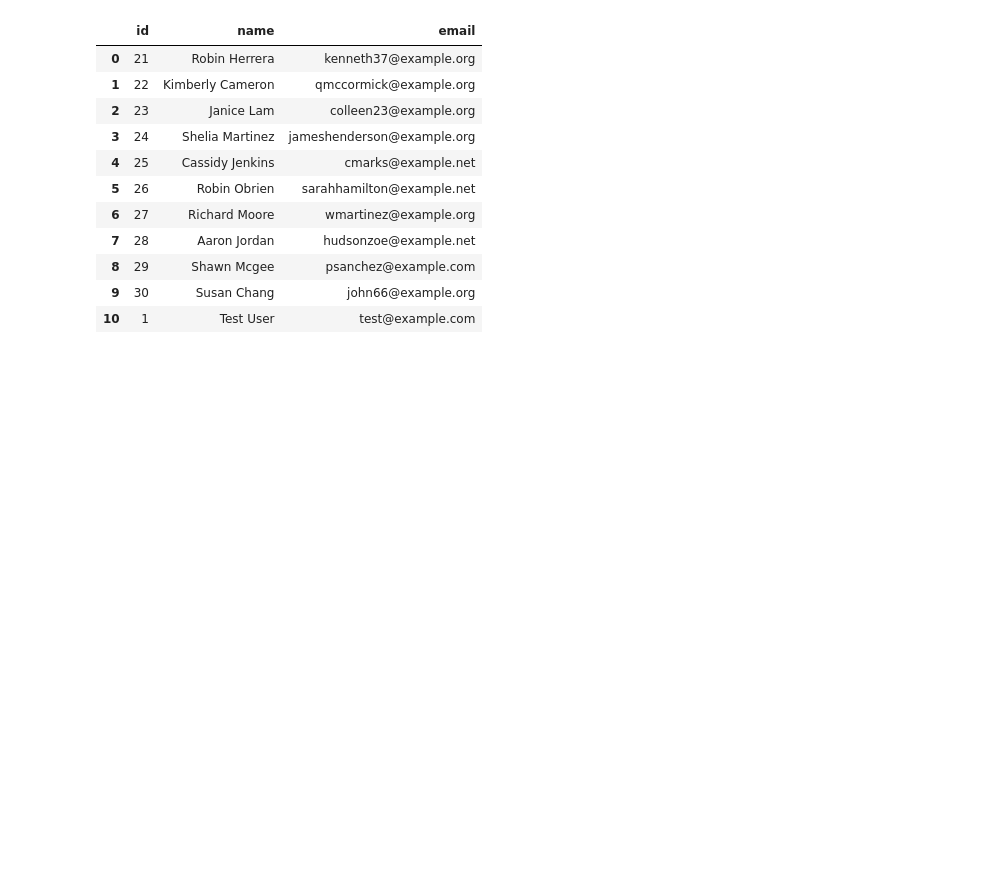
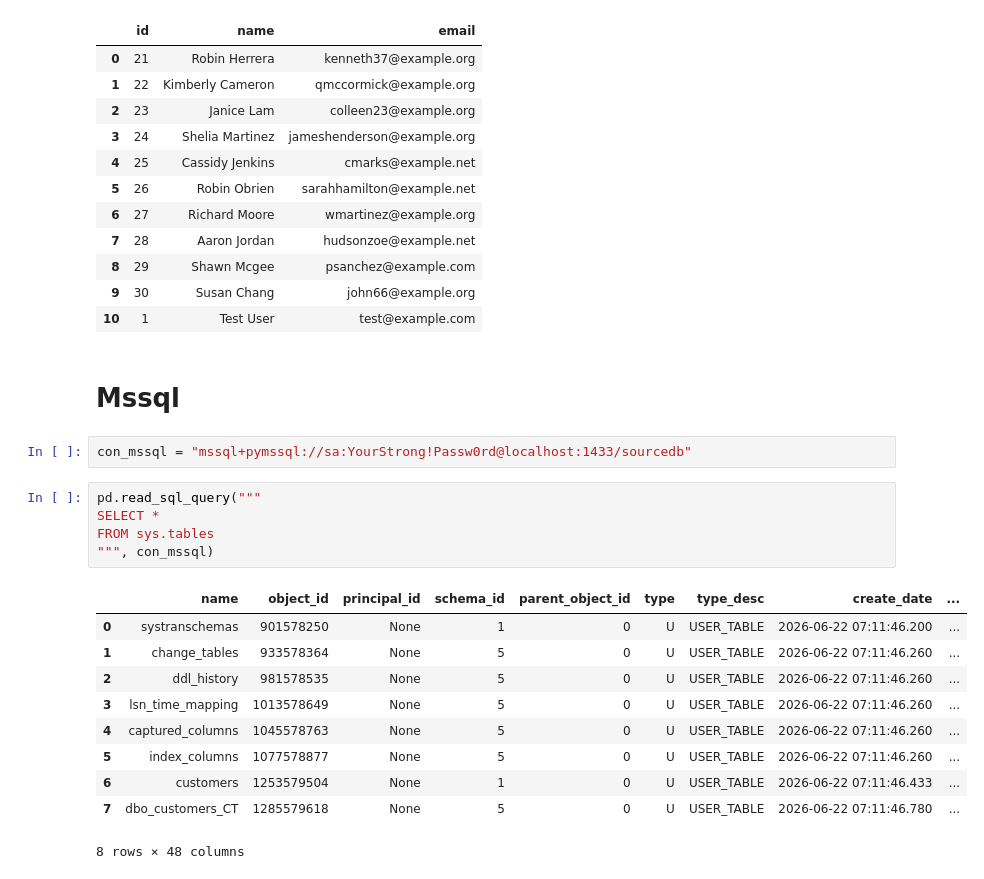
Before and after one commit to SothanaV/debezium-sandbox, a Jupyter notebook: write.ipynb, the cells around one changed output. Saved outputs shown, nothing was run; the diff lists cells and outputs as text; blank space fills up the shorter version.

Commit message:
[UPDATE] read write mssql

```diff
--- a/write.ipynb
+++ b/write.ipynb
@@ -120,3 +120,23 @@ SELECT * FROM C##APPUSER.CUSTOMERS
 | 8 | 29 | Shawn Mcgee | psanchez@example.com |
 | 9 | 30 | Susan Chang | john66@example.org |
 | 10 | 1 | Test User | test@example.com |
+# %% [markdown]
+# Mssql
+# %%
+con_mssql = "mssql+pymssql://sa:YourStrong!Passw0rd@localhost:1433/sourcedb"
+# %%
+pd.read_sql_query("""
+SELECT *
+FROM sys.tables
+""", con_mssql)
+# %% [output]
+|  | name | object_id | principal_id | schema_id | parent_object_id | type | type_desc | create_date | ... |
+| 0 | systranschemas | 901578250 | None | 1 | 0 | U | USER_TABLE | 2026-06-22 07:11:46.200 | ... |
+| 1 | change_tables | 933578364 | None | 5 | 0 | U | USER_TABLE | 2026-06-22 07:11:46.260 | ... |
+| 2 | ddl_history | 981578535 | None | 5 | 0 | U | USER_TABLE | 2026-06-22 07:11:46.260 | ... |
+| 3 | lsn_time_mapping | 1013578649 | None | 5 | 0 | U | USER_TABLE | 2026-06-22 07:11:46.260 | ... |
+| 4 | captured_columns | 1045578763 | None | 5 | 0 | U | USER_TABLE | 2026-06-22 07:11:46.260 | ... |
+| 5 | index_columns | 1077578877 | None | 5 | 0 | U | USER_TABLE | 2026-06-22 07:11:46.260 | ... |
+| 6 | customers | 1253579504 | None | 1 | 0 | U | USER_TABLE | 2026-06-22 07:11:46.433 | ... |
+| 7 | dbo_customers_CT | 1285579618 | None | 5 | 0 | U | USER_TABLE | 2026-06-22 07:11:46.780 | ... |
+8 rows × 48 columns
```
Also changed, not shown: parts of 7 cells of this notebook, 1 other file.
